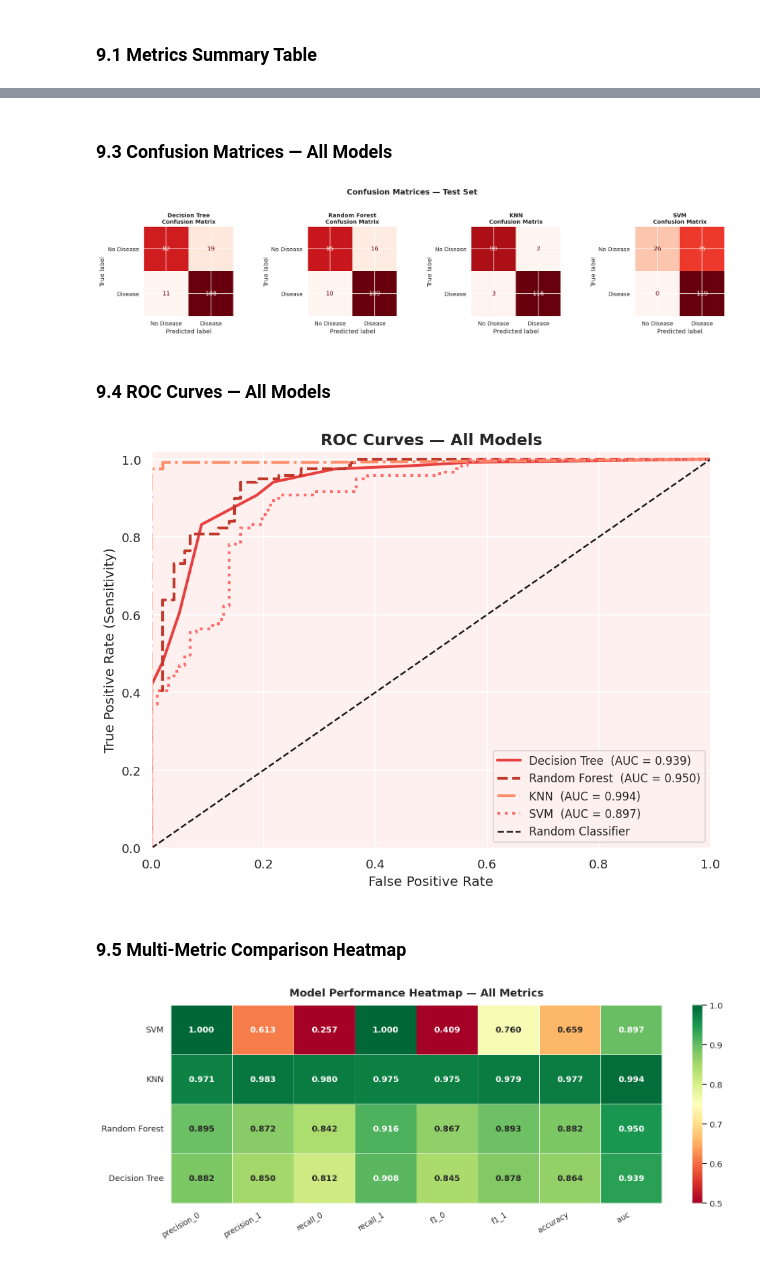
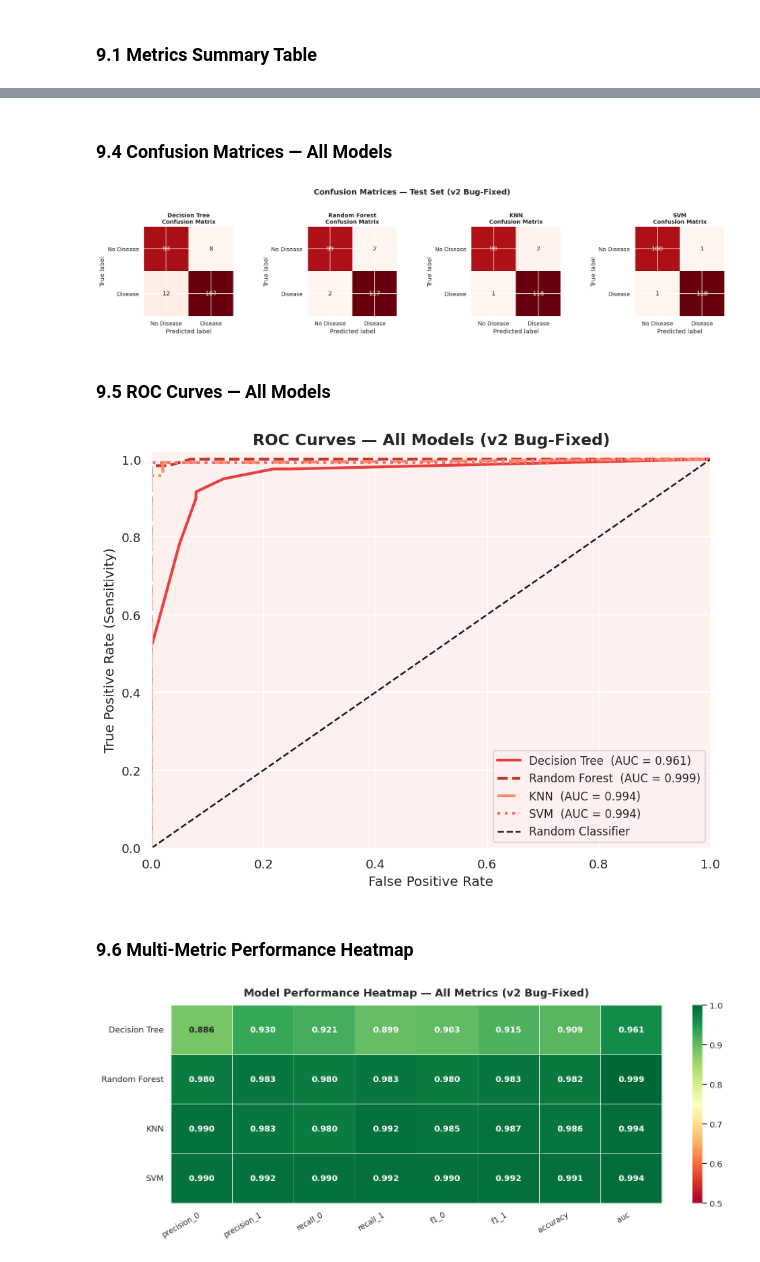
Before and after one commit to Sachin20010517/sca-supervised-prediction-model, a Jupyter notebook: SCA_Prediction_FYP.ipynb, the cells around one changed output, grey strips where cells are left out. Drawn from its saved outputs; the diff is of its cells as text; code cells hidden in the pictures.

```diff
--- a/SCA_Prediction_FYP.ipynb
+++ b/SCA_Prediction_FYP.ipynb
@@ -664,7 +705,7 @@ Random Forest base model initialised.
 param_grid_rf = {
     'n_estimators'    : [50, 100, 200],
     'criterion'       : ['gini', 'entropy'],
-    'max_depth'       : [2, 3, 4],
+    'max_depth'       : [3, 4, 5, None],
     'min_samples_split': [2, 3, 4],
     'min_samples_leaf' : [1, 2],
     'bootstrap'       : [True, False]
@@ -757,8 +797,8 @@ KNN pipeline (with StandardScaler) initialised.
 # %%
 knn_param_grid = {
-    'knn__n_neighbors': list(range(1, 16)),
+    'knn__n_neighbors': list(range(1, 21)),
     'knn__weights'    : ['uniform', 'distance'],
-    'knn__p'          : [1, 2]        # 1=Manhattan, 2=Euclidean
+    'knn__p'          : [1, 2]
 }
 
 best_knn, best_knn_params = tune_clf_hyperparameters(knn_pipeline, knn_param_grid, X_train, y_train)
@@ -827,8 +871,10 @@ SVM pipeline (with StandardScaler) initialised.
 # %%
+# NOTE: Removed svm__C=0.0011 (invalid near-zero value from v1).
+# Removed svm__degree for non-poly kernels (unnecessary grid inflation).
 param_grid_svm = {
-    'svm__C'      : [0.01, 0.1, 1, 10, 20],
+    'svm__C'      : [0.1, 1, 5, 10, 20],
     'svm__kernel' : ['linear', 'rbf', 'poly'],
-    'svm__gamma'  : ['scale', 'auto', 0.1, 0.5],
+    'svm__gamma'  : ['scale', 'auto', 0.01, 0.1],
     'svm__degree' : [2, 3]
 }
 
@@ -886,12 +931,10 @@ weighted avg       0.79      0.66      0.60       220
 ### 9.1 Metrics Summary Table
 # %%
 results = pd.concat([dt_evaluation, rf_evaluation, knn_evaluation, svm_evaluation])
-results = results.sort_values('recall_1', ascending=False)
+results_display = results.sort_values('f1_1', ascending=False)
 
-# Styled table
-results.style \
-    .background_gradient(cmap='RdYlGn', subset=['recall_1', 'auc', 'accuracy']) \
-    .background_gradient(cmap='RdYlGn', subset=['f1_1', 'precision_1']) \
+results_display.style \
+    .background_gradient(cmap='RdYlGn', subset=['accuracy', 'auc', 'f1_1', 'recall_1']) \
     .format('{:.3f}') \
-    .set_caption('Model Performance on Test Set')
+    .set_caption('Model Performance on Test Set (v2 — Bug-Fixed)')
 # %% [output]
@@ -928,20 +995,21 @@ plt.show()
 # %% [markdown]
-### 9.3 Confusion Matrices — All Models
+### 9.4 Confusion Matrices — All Models
 # %%
 fig, axes = plt.subplots(1, 4, figsize=(18, 4))
-models   = [best_dt, best_rf, best_knn, best_svm]
-names    = ['Decision Tree', 'Random Forest', 'KNN', 'SVM']
+models = [best_dt, best_rf, best_knn, best_svm]
+names  = ['Decision Tree', 'Random Forest', 'KNN', 'SVM']
 
 for model, name, ax in zip(models, names, axes):
     plot_confusion_matrix(model, X_test, y_test, name, ax)
 
-plt.suptitle('Confusion Matrices — Test Set', fontsize=15, fontweight='bold', y=1.03)
+plt.suptitle('Confusion Matrices — Test Set (v2 Bug-Fixed)', fontsize=15,
+             fontweight='bold', y=1.03)
 plt.tight_layout()
 plt.show()
 # %% [output]
-[figure, old version]
+[figure, new version]
 # %% [markdown]
-### 9.4 ROC Curves — All Models
+### 9.5 ROC Curves — All Models
 # %%
 fig, ax = plt.subplots(figsize=(8, 6))
 line_styles = ['-', '--', '-.', ':']
@@ -957,30 +1025,30 @@ for model, name, ls, color in zip(models, names, line_styles, colors_roc):
 ax.plot([0, 1], [0, 1], 'k--', lw=1.5, label='Random Classifier')
 ax.set_xlabel('False Positive Rate', fontsize=12)
 ax.set_ylabel('True Positive Rate (Sensitivity)', fontsize=12)
-ax.set_title('ROC Curves — All Models', fontsize=14, fontweight='bold')
+ax.set_title('ROC Curves — All Models (v2 Bug-Fixed)', fontsize=14, fontweight='bold')
 ax.legend(loc='lower right', fontsize=10)
-ax.set_xlim([0, 1])
-ax.set_ylim([0, 1.02])
+ax.set_xlim([0, 1]); ax.set_ylim([0, 1.02])
 plt.tight_layout()
 plt.show()
 # %% [output]
-[figure, old version]
+[figure, new version]
 # %% [markdown]
-### 9.5 Multi-Metric Comparison Heatmap
+### 9.6 Multi-Metric Performance Heatmap
 # %%
 plot_metrics = ['precision_0', 'precision_1', 'recall_0', 'recall_1',
                 'f1_0', 'f1_1', 'accuracy', 'auc']
 
 fig, ax = plt.subplots(figsize=(13, 5))
 sns.heatmap(results[plot_metrics].astype(float),
             annot=True, fmt='.3f', cmap='RdYlGn',
             vmin=0.5, vmax=1.0,
             linewidths=0.5, linecolor='white',
             annot_kws={'size': 11, 'weight': 'bold'}, ax=ax)
-ax.set_title('Model Performance Heatmap — All Metrics', fontsize=14, fontweight='bold', pad=12)
+ax.set_title('Model Performance Heatmap — All Metrics (v2 Bug-Fixed)',
+             fontsize=14, fontweight='bold', pad=12)
 ax.set_xticklabels(ax.get_xticklabels(), rotation=30, ha='right', fontsize=10)
 ax.set_yticklabels(ax.get_yticklabels(), rotation=0, fontsize=11)
 plt.tight_layout()
 plt.show()
 # %% [output]
-[figure, old version]
+[figure, new version]
```
Also changed, not shown: parts of 59 cells of this notebook.
